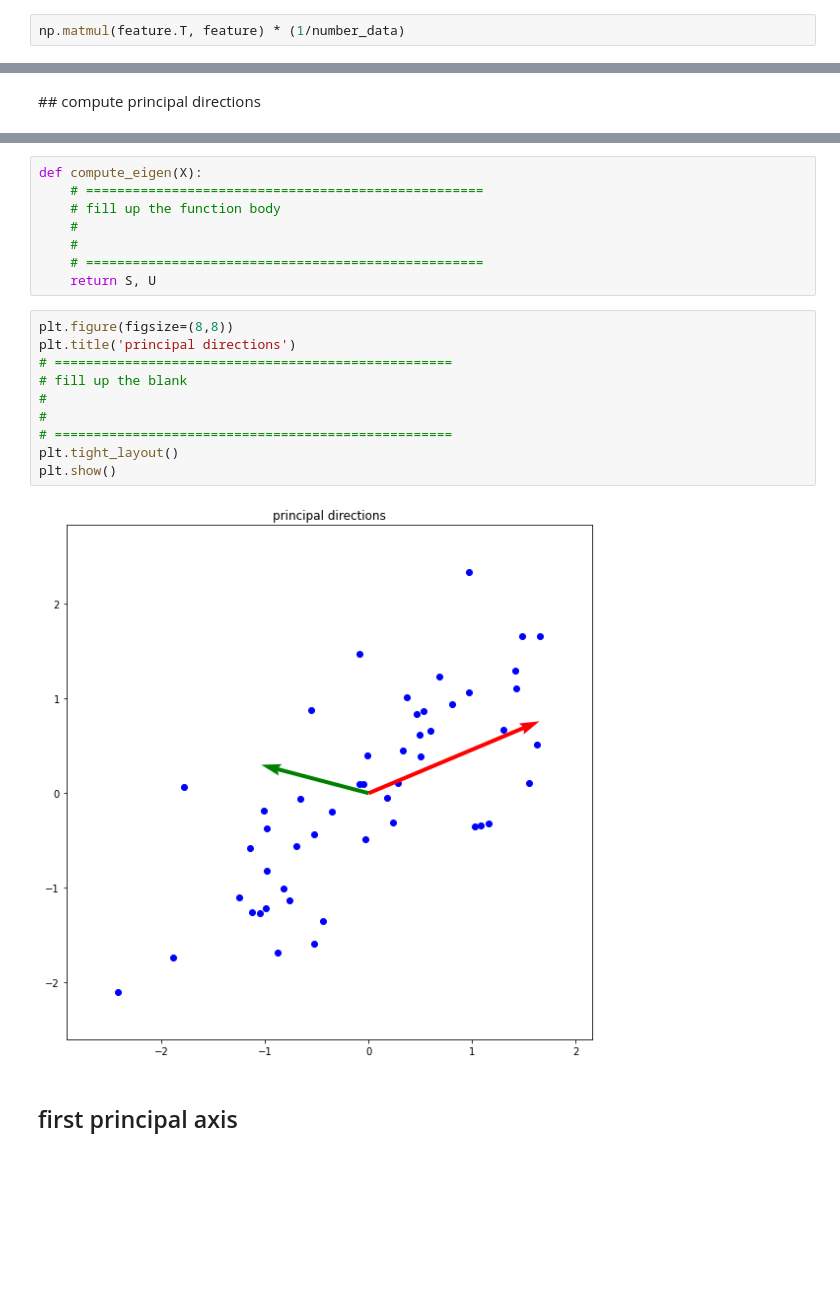
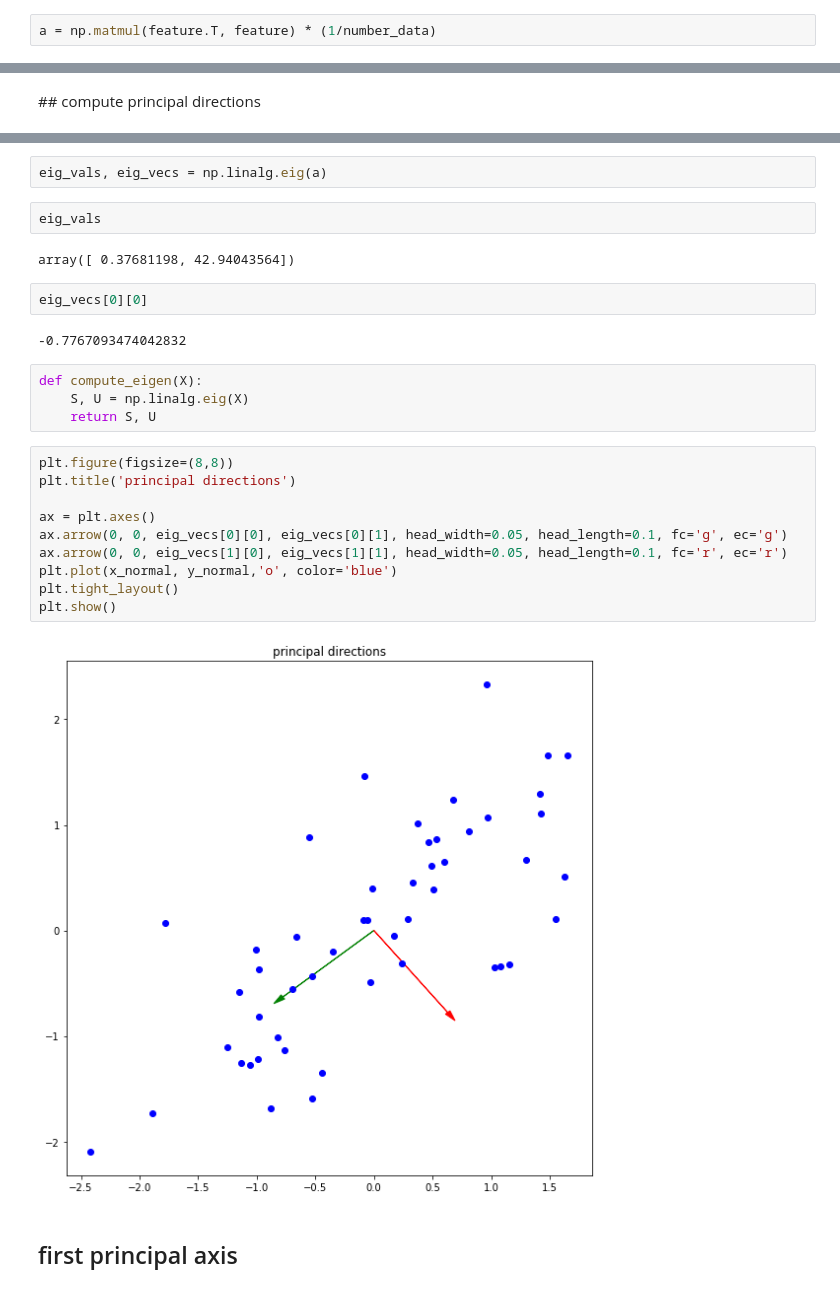
Before and after one commit to chan0139/assignment-machine-learning, a Jupyter notebook: 12/assignment_12.ipynb, the cells around one changed output, grey strips where cells are left out. Cells and saved outputs as stored; diff of their text form; blank space fills up the shorter version.

Commit message:
define feature normal

```diff
--- a/12/assignment_12.ipynb
+++ b/12/assignment_12.ipynb
@@ -62,4 +89,4 @@ std of x = 0.9999999999999999
 # %% [markdown]
 ## compute covariance matrix
 # %%
-np.matmul(feature.T, feature) * (1/number_data)
+a = np.matmul(feature.T, feature) * (1/number_data)
@@ -75,23 +101,29 @@ def compute_covariance(feature):
+# %%
+eig_vals, eig_vecs = np.linalg.eig(a)
+# %%
+eig_vals
+# %% [output]
+array([ 0.37681198, 42.94043564])
+# %%
+eig_vecs[0][0]
+# %% [output]
+-0.7767093474042832
 # %%
 def compute_eigen(X):
-    # ===================================================
-    # fill up the function body
-    #
-    #
-    # ===================================================
+    S, U = np.linalg.eig(X)
     return S, U
-# %%
-plt.figure(figsize=(8,8))
-plt.title('principal directions')
-# ===================================================
-# fill up the blank
-#
-#
-# ===================================================
-plt.tight_layout()
-plt.show()
-# %% [output]
-[figure, removed]
+# %%
+plt.figure(figsize=(8,8))
+plt.title('principal directions')
+
+ax = plt.axes()
+ax.arrow(0, 0, eig_vecs[0][0], eig_vecs[0][1], head_width=0.05, head_length=0.1, fc='g', ec='g')
+ax.arrow(0, 0, eig_vecs[1][0], eig_vecs[1][1], head_width=0.05, head_length=0.1, fc='r', ec='r')
+plt.plot(x_normal, y_normal,'o', color='blue')
+plt.tight_layout()
+plt.show()
+# %% [output]
+[figure, added]
 # %% [markdown]
 ## first principal axis
 # %%
```
Also changed, not shown: parts of 5 cells of this notebook.
